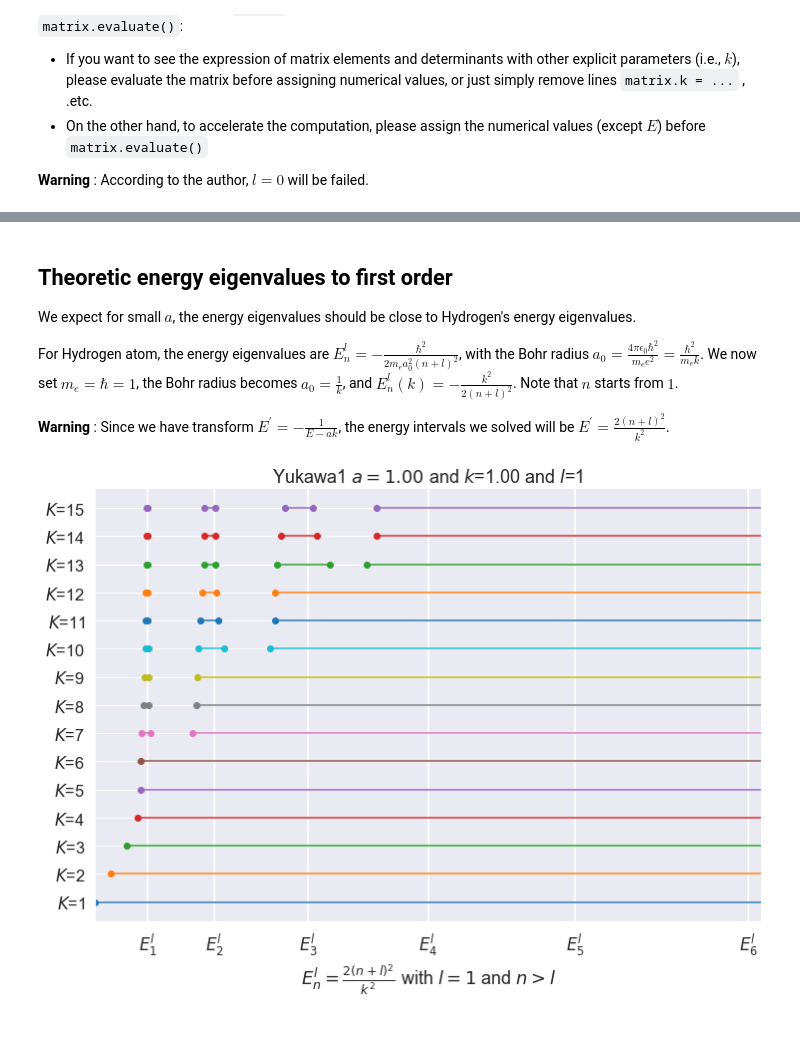
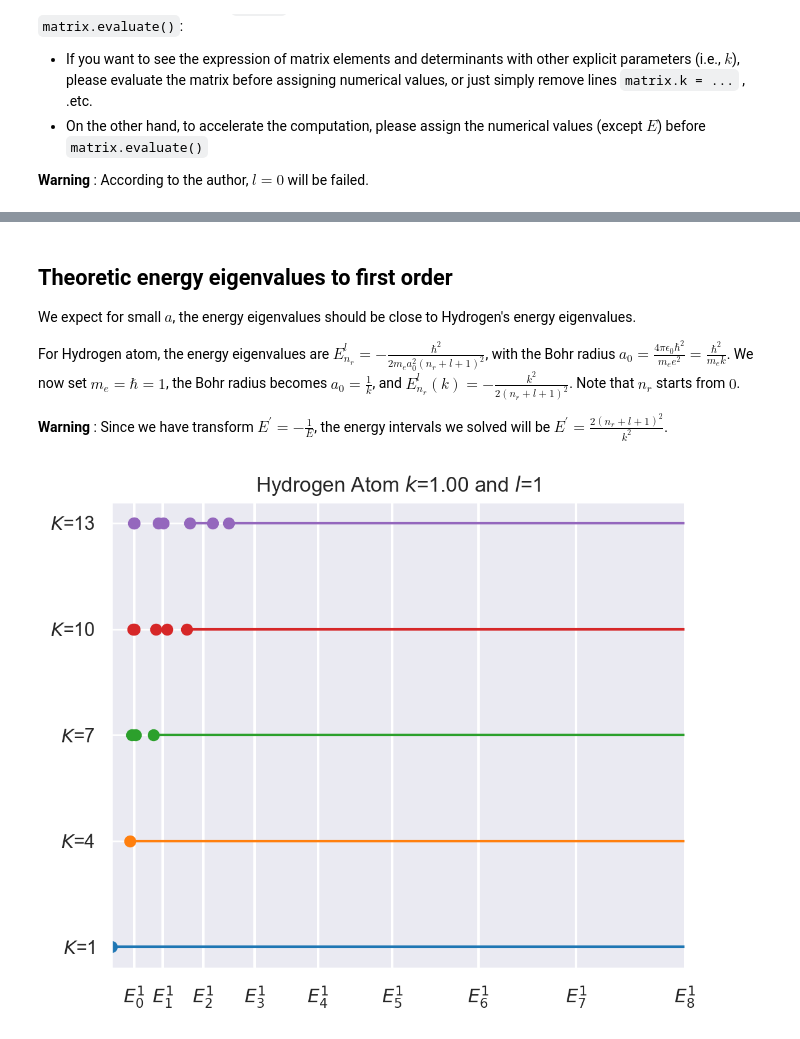
Before and after one commit to maplexgitx0302/NTU-Bootstrapping_QM, a Jupyter notebook: yukawa1_sympy.ipynb, the cells around one changed output, grey strips where cells are left out. Cells and saved outputs as stored; diff of their text form; code cells hidden in the pictures.

```diff
--- a/yukawa1_sympy.ipynb
+++ b/yukawa1_sympy.ipynb
@@ -112,10 +112,7 @@ ykw1_matrix.l = 1 # set l>=1, otherwise l=0 will be failed
 ykw1_matrix.a = 1
 
 k, l, a = ykw1_matrix.k, ykw1_matrix.l, ykw1_matrix.a
-if a == 0:
-    ykw1_config['npy_energy_intervals'] = os.path.join(save_dir, f"energy_intervals_a0_k{sp.N(k):.2f}_l{l}.npy")
-else:
-    ykw1_config['npy_energy_intervals'] = os.path.join(save_dir, f"energy_intervals_a{sp.N(a):.2f}_k{sp.N(k):.2f}_l{l}.npy")
+ykw1_config['npy_energy_intervals'] = os.path.join(save_dir, f"energy_intervals_a{sp.N(a):.2f}_k{sp.N(k):.2f}_l{l}.npy")
 
 ykw1_matrix.evaluate()
 energy_intervals = sympy_solve_intervals(ykw1_matrix, ykw1_config, mode='Poly')
@@ -142,30 +123,25 @@ Survived interval = Union(Interval(7.78646699691797, 8.00153249743087), Interval
 
 We expect for small $a$, the energy eigenvalues should be close to Hydrogen's energy eigenvalues.
 
-For Hydrogen atom, the energy eigenvalues are $E^l_n=-\frac{\hbar^2}{2m_ea_0^2(n+l)^2}$, with the Bohr radius $a_0=\frac{4\pi\epsilon_0\hbar^2}{m_ee^2}=\frac{\hbar^2}{m_ek}$. We now set $m_e=\hbar=1$, the Bohr radius becomes $a_0=\frac{1}{k}$, and $E^l_n(k)=-\frac{k^2}{2(n+l)^2}$. Note that $n$ starts from $1$.
+For Hydrogen atom, the energy eigenvalues are $E^l_{n_r}=-\frac{\hbar^2}{2m_ea_0^2(n_r+l+1)^2}$, with the Bohr radius $a_0=\frac{4\pi\epsilon_0\hbar^2}{m_ee^2}=\frac{\hbar^2}{m_ek}$. We now set $m_e=\hbar=1$, the Bohr radius becomes $a_0=\frac{1}{k}$, and $E^l_{n_r}(k)=-\frac{k^2}{2(n_r+l+1)^2}$. Note that $n_r$ starts from $0$.
 
-**Warning** : Since we have transform $E^\prime=-\frac{1}{E-ak}$, the energy intervals we solved will be $E^\prime=\frac{2(n+l)^2}{k^2}$.
+**Warning** : Since we have transform $E^\prime=-\frac{1}{E}$, the energy intervals we solved will be $E^\prime=\frac{2(n_r+l+1)^2}{k^2}$.
 # %%
-ykw1_config['plot_step'] = 1 # how often to plot the result
+ykw1_config['plot_step'] = 3 # how often to plot the result
 ykw1_config['x_inf'] = 0 # infimum for x-axis when plotting
-ykw1_config['x_sup'] = 100 # supremum for x-axis when plotting
+ykw1_config['x_sup'] = 200 # supremum for x-axis when plotting
 
-energy_eigenvalues = [(2*((n+l)**2))/(k**2) for n in range(1, ykw1_config['round']+1)]
-x_ticks = [r"$E^l_{{{}}}$".format(i) for i in range(1,len(energy_eigenvalues)+1)]
+# n here stands for radial quantum number
+energy_eigenvalues = [2*((n+l+1)**2)/k**2 for n in range(ykw1_config['round'])]
+x_ticks = [r"$E^{{{}}}_{{{}}}$".format(l,i) for i in range(len(energy_eigenvalues))]
 
 np.save(ykw1_config['npy_energy_intervals'], energy_intervals, allow_pickle=True)
 
 sns.set_style('dark')
-sns.set(font_scale=1.5)
-fig, ax = plot_energy_interval(energy_intervals, energy_eigenvalues, x_ticks, ykw1_config)
-if a == 0:
-    ax.set_title(f"Yukawa1 $a=0$ and $k$={sp.N(k):.2f} and $l$={l}")
-else:
-    ax.set_title(f"Yukawa1 $a={sp.N(a):.2f}$ and $k$={sp.N(k):.2f} and $l$={l}")
-ax.set_xlabel(r"$E^l_n = \frac{2(n+l)^2}{k^2}$ with " + r"$l={{{}}}$ and $n>l$".format(l))
-if a == 0:
-    plt.savefig(os.path.join(save_dir, f"result_N{ykw1_config['round']}_a0_k{sp.N(k):.2f}_l{l}.png"))
-else:
-    plt.savefig(os.path.join(save_dir, f"result_N{ykw1_config['round']}_a{sp.N(a):.2f}_k{sp.N(k):.2f}_l{l}.png"))
+sns.set(font_scale=1)
+fig, ax = plot_energy_interval(energy_intervals, energy_eigenvalues, x_ticks, ykw1_config, figsize=(6,5), dpi=200)
+ax.set_title(f"Hydrogen Atom $k$={sp.N(k):.2f} and $l$={l}")
+# ax.set_xlabel(r"$E^l_n = \frac{2(n+l)^2}{k^2}$ with " + r"$l={{{}}}$ and $n>l$".format(l))
+plt.savefig(os.path.join(save_dir, f"result_N{ykw1_config['round']}_k{sp.N(k):.2f}_l{l}.png"))
 # %% [output]
-[figure, old version]
+[figure, new version]
```
Also changed, not shown: parts of 1 cell of this notebook, 7 other files.
